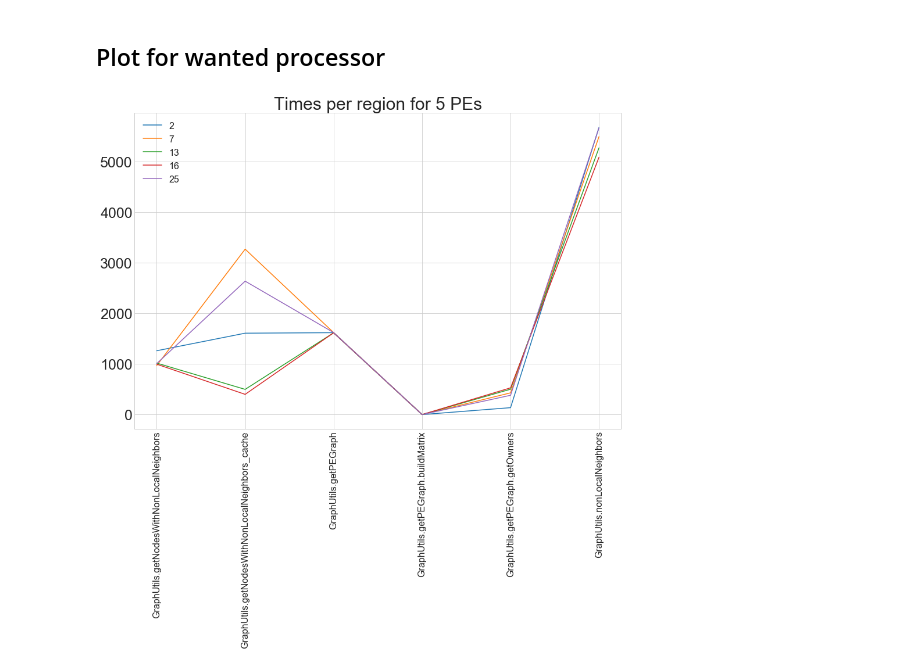
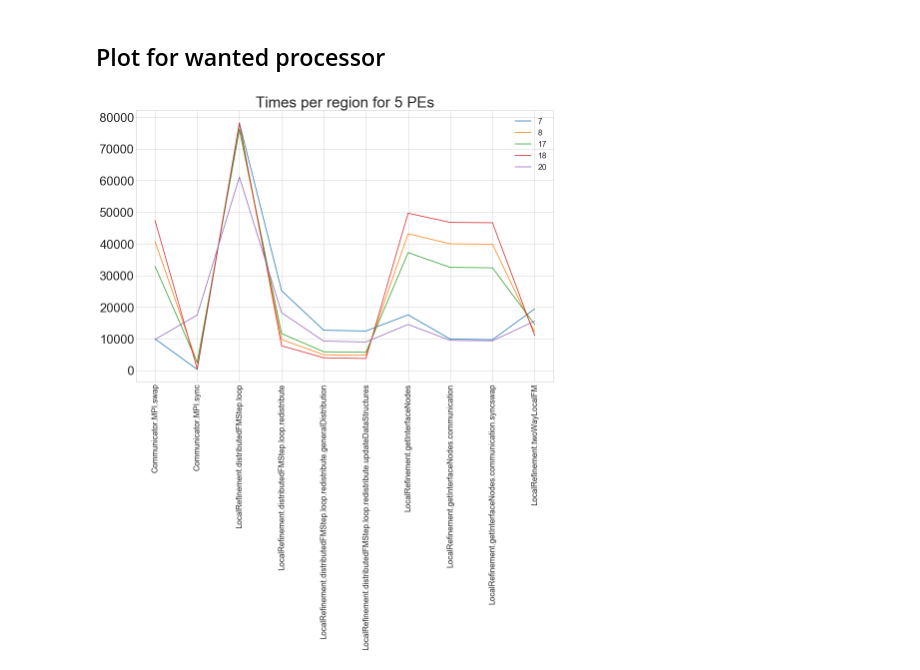
Before and after one commit to hu-macsy/geographer, a Jupyter notebook: tools/Visualize_scai_tracing.ipynb, the cells around one changed output. Saved outputs shown, nothing was run; the diff lists cells and outputs as text; code cells hidden in the pictures.

Commit message:
changes in tracing visualization notebooks

```diff
--- a/tools/Visualize_scai_tracing.ipynb
+++ b/tools/Visualize_scai_tracing.ipynb
@@ -62,7 +62,7 @@ def getAllTimes( directory, wantedClasses):
 # wantedPEs, a list of numbers for the wanted PEs to plot
 # wantedRegions, the names of the wanted regions to plot
 
-def plotWantedPEsWantedRegions( allTimes, wantedPEs, wantedRegions , plotPerWhat="pe"):
+def plotWantedPEsWantedRegions( allTimes, wantedPEs, wantedRegions , plotPerWhat="pe", normalize=False, additionalData=[] ):
     numWantedPEs = len(wantedPEs)
     numWantedRegions = len(wantedRegions)
 
@@ -73,14 +73,12 @@ def plotWantedPEsWantedRegions( allTimes, wantedPEs, wantedRegions , plotPerWhat
         if ( int(t[0]) in wantedPEs) and (t[1] in wantedRegions):
             wantedTimes.append(t)
 
-    #timesPerPE = dict()
-
     timesPerPE = [ [] for i in range(numWantedPEs)]
     thisPE = -1
     #remember: in allTimes, data are sorted by PE rank. Also, the regions
     #appear in the same order
     for wt in wantedTimes:
-        thisPE = int(wt[0]) #this does not work if wanted PEs is not all
+        thisPE = int(wt[0])
         thisPEind = wantedPEs.index(thisPE)
         region = wt[1]
         inclTime = float(wt[2])
@@ -93,6 +91,7 @@ def plotWantedPEsWantedRegions( allTimes, wantedPEs, wantedRegions , plotPerWhat
 
     # transpose in order to plot per region
     timePerRegion = { name:[] for name in wantedRegions}
+    maxTimePerRegion = { name:0 for name in wantedRegions}
 
     for wt in timesPerPE:
         # a file for some PE may be missing
@@ -104,7 +103,16 @@ def plotWantedPEsWantedRegions( allTimes, wantedPEs, wantedRegions , plotPerWhat
         for j in range(numWantedRegions):
             region = wt[j][0]
             value =  wt[j][1]
+            if value>maxTimePerRegion[region]:
+                maxTimePerRegion[region]=value
             timePerRegion[region].append( value )
+
+    if normalize:
+        for region in wantedRegions:
+            timePerRegion[region] = [ x/maxTimePerRegion[region] for x in timePerRegion[region] ]
+        if len(additionalData)>0:
+            maxData = max(additionalData)
+            additionalData = [x/maxData for x in additionalData]
 
     #print( timePerRegion )
 
@@ -139,15 +147,18 @@ def plotWantedPEsWantedRegions( allTimes, wantedPEs, wantedRegions , plotPerWhat
         print("Wrong value for parameter 'plotPerWhat', acceptable values are 'pe' or 'region' ")
         exit(-1)
 
+    if len(additionalData)>0:
+        plt.plot(additionalData, label="additional data")
+
     plt.legend(fontsize=16)
     plt.show()
 # %% [markdown]
 # Gather tracing information
 # %%
-#traceDir = "/home/harry/supermuc/geographer_experiments/base-run/jobOutputs/"
-traceDir = "/home/harry/geographer/tracing_data/delaunay3D008M_k28/"
+traceDir = "/home/harry/supermuc/geographer_experiments/base-run/jobOutputs/"
+#traceDir = "/home/harry/geographer/tracing_data/delaunay3D008M_k28/"
 
-interestClasses = ['MultiLevel', 'LocalRefinement', 'ParcoRepart', 'GraphUtils']
+interestClasses = ['MultiLevel', 'LocalRefinement', 'ParcoRepart', 'GraphUtils', 'Communicator']
 
 allTimes = getAllTimes( traceDir, interestClasses )
 numPEs = max([int(x[0]) for x in allTimes])
@@ -254,8 +266,16 @@ plotWantedPEsWantedRegions( allTimes, allPEs, wantedRegionNames,"region")
 # %%
-#wantedRegionNames= [regionNames[17], regionNames[8], regionNames[2], regionNames[19], regionNames[23], regionNames[31]]
-#wantedRegionNames = regionNames[14:19]
-wantedRegionNames = regionNames[3:9]
+wantedRegionNames= [regionNames[26],  regionNames[23], regionNames[32], regionNames[20], regionNames[45] ]
+
+#wantedRegionNames = regionNames[20:29]
+#del wantedRegionNames[1]
+
+#wantedRegionNames = regionNames[26:29]
+
+%store -r degScores
+f = 3000
+ampDeg = [x*f for x in degScores]
+
 #wantedRegionNames.append( regionNames[53] )
 print( wantedRegionNames )
-plotWantedPEsWantedRegions( allTimes, allPEs, wantedRegionNames,"pe")
+plotWantedPEsWantedRegions( allTimes, allPEs, wantedRegionNames, "pe", False)
 # %% [output]
@@ -264,10 +311,10 @@ plotWantedPEsWantedRegions( allTimes, allPEs, wantedRegionNames,"pe")
 # %% [markdown]
 ## Plot for wanted processor
 # %%
-wantedPEs = [ 2, 7, 13, 16, 25]
-plotWantedPEsWantedRegions( allTimes, wantedPEs, wantedRegionNames,"region")
+wantedPEs = [ 7, 8, 17, 18, 20]
+plotWantedPEsWantedRegions( allTimes, wantedPEs, wantedRegionNames, "region")
 # %% [output]
-[figure, old version]
+[figure, new version]
 # %%
 fig, ax = plt.subplots(figsize=(15,50))
 plt.rcParams.update({'font.size': 25})
```
Also changed, not shown: parts of 7 cells of this notebook, 2 other files.
